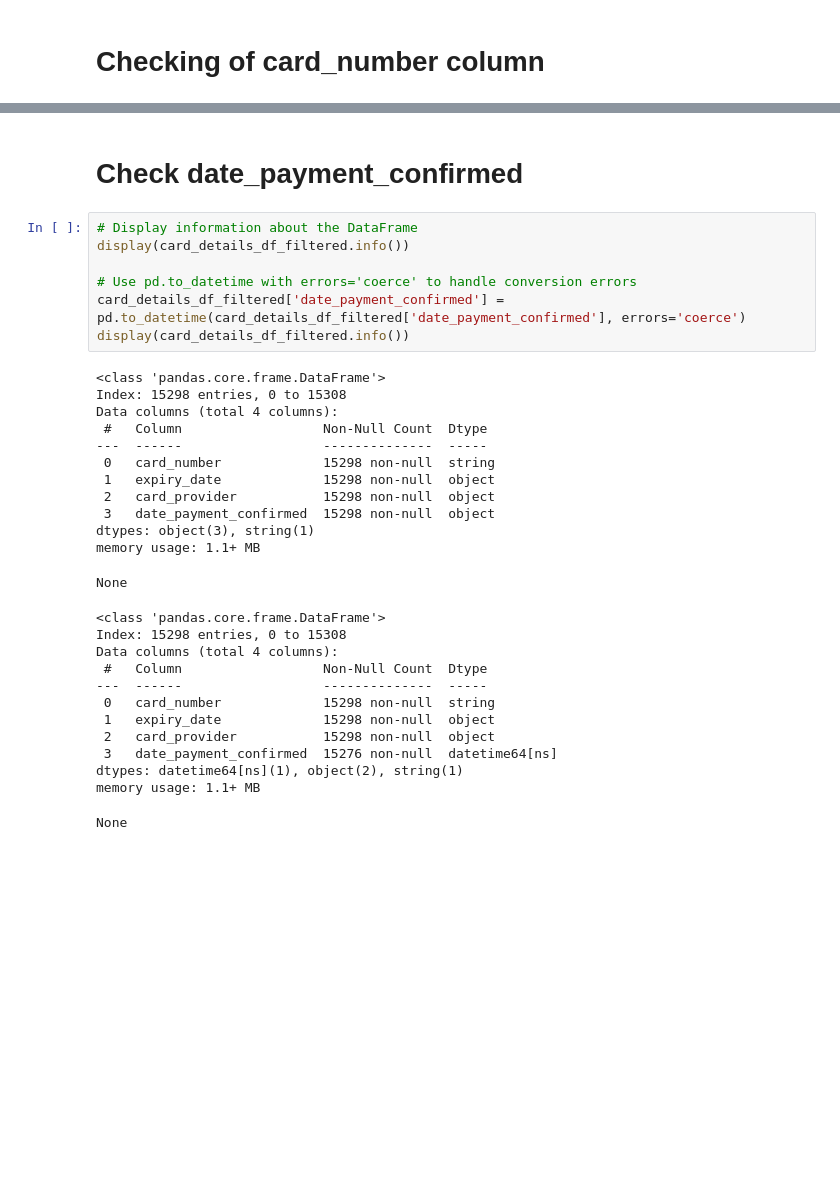
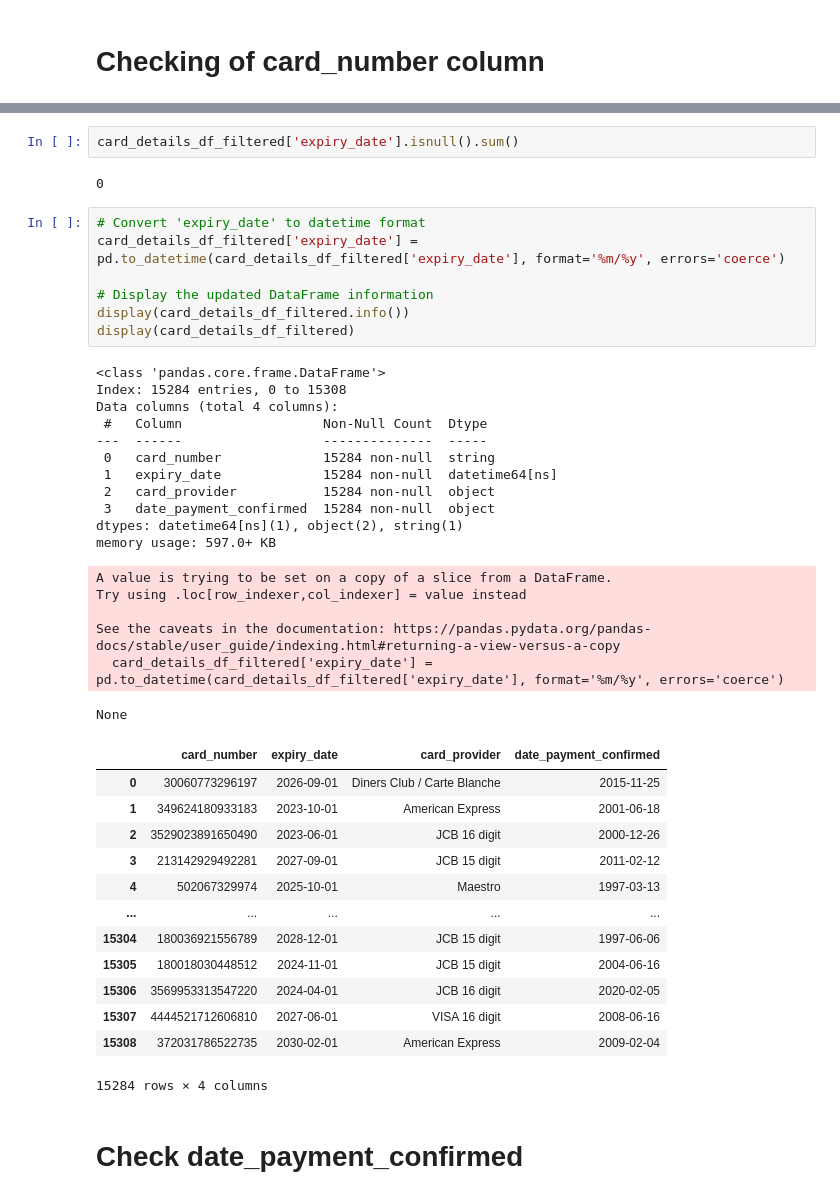
Before and after one commit to chemi5t/multinational-retail-data-centralisation, a Jupyter notebook: card_details.ipynb, the cells around one changed output, grey strips where cells are left out. Cells and saved outputs as stored; diff of their text form; blank space fills up the shorter version.

```diff
--- a/card_details.ipynb
+++ b/card_details.ipynb
@@ -384,34 +348,44 @@ card_numbers cleaned successfully; no '?' seen.
+# %%
+card_details_df_filtered['expiry_date'].isnull().sum()
+# %% [output]
+0
+# %%
+# Convert 'expiry_date' to datetime format
+card_details_df_filtered['expiry_date'] = pd.to_datetime(card_details_df_filtered['expiry_date'], format='%m/%y', errors='coerce')
+
+# Display the updated DataFrame information
+display(card_details_df_filtered.info())
+display(card_details_df_filtered)
+# %% [output]
+<class 'pandas.core.frame.DataFrame'>
+Index: 15284 entries, 0 to 15308
+Data columns (total 4 columns):
+ #   Column                  Non-Null Count  Dtype
+---  ------                  --------------  -----
+ 0   card_number             15284 non-null  string
+ 1   expiry_date             15284 non-null  datetime64[ns]
+ 2   card_provider           15284 non-null  object
+ 3   date_payment_confirmed  15284 non-null  object
+dtypes: datetime64[ns](1), object(2), string(1)
+memory usage: 597.0+ KB
+A value is trying to be set on a copy of a slice from a DataFrame.
+Try using .loc[row_indexer,col_indexer] = value instead
+
+See the caveats in the documentation: https://pandas.pydata.org/pandas-docs/stable/user_guide/indexing.html#returning-a-view-versus-a-copy
+  card_details_df_filtered['expiry_date'] = pd.to_datetime(card_details_df_filtered['expiry_date'], format='%m/%y', errors='coerce')
+None
+|  | card_number | expiry_date | card_provider | date_payment_confirmed |
+| 0 | 30060773296197 | 2026-09-01 | Diners Club / Carte Blanche | 2015-11-25 |
+| 1 | 349624180933183 | 2023-10-01 | American Express | 2001-06-18 |
+| 2 | 3529023891650490 | 2023-06-01 | JCB 16 digit | 2000-12-26 |
+| 3 | 213142929492281 | 2027-09-01 | JCB 15 digit | 2011-02-12 |
+| 4 | 502067329974 | 2025-10-01 | Maestro | 1997-03-13 |
+| ... | ... | ... | ... | ... |
+| 15304 | 180036921556789 | 2028-12-01 | JCB 15 digit | 1997-06-06 |
+| 15305 | 180018030448512 | 2024-11-01 | JCB 15 digit | 2004-06-16 |
+| 15306 | 3569953313547220 | 2024-04-01 | JCB 16 digit | 2020-02-05 |
+| 15307 | 4444521712606810 | 2027-06-01 | VISA 16 digit | 2008-06-16 |
+| 15308 | 372031786522735 | 2030-02-01 | American Express | 2009-02-04 |
+15284 rows × 4 columns
 # %% [markdown]
 # Check date_payment_confirmed
-# %%
-# Display information about the DataFrame
-display(card_details_df_filtered.info())
-
-# Use pd.to_datetime with errors='coerce' to handle conversion errors
-card_details_df_filtered['date_payment_confirmed'] = pd.to_datetime(card_details_df_filtered['date_payment_confirmed'], errors='coerce')
-display(card_details_df_filtered.info())
-# %% [output]
-<class 'pandas.core.frame.DataFrame'>
-Index: 15298 entries, 0 to 15308
-Data columns (total 4 columns):
- #   Column                  Non-Null Count  Dtype
----  ------                  --------------  -----
- 0   card_number             15298 non-null  string
- 1   expiry_date             15298 non-null  object
- 2   card_provider           15298 non-null  object
- 3   date_payment_confirmed  15298 non-null  object
-dtypes: object(3), string(1)
-memory usage: 1.1+ MB
-None
-<class 'pandas.core.frame.DataFrame'>
-Index: 15298 entries, 0 to 15308
-Data columns (total 4 columns):
- #   Column                  Non-Null Count  Dtype
----  ------                  --------------  -----
- 0   card_number             15298 non-null  string
- 1   expiry_date             15298 non-null  object
- 2   card_provider           15298 non-null  object
- 3   date_payment_confirmed  15276 non-null  datetime64[ns]
-dtypes: datetime64[ns](1), object(2), string(1)
-memory usage: 1.1+ MB
-None
```
Also changed, not shown: parts of 44 cells of this notebook.
